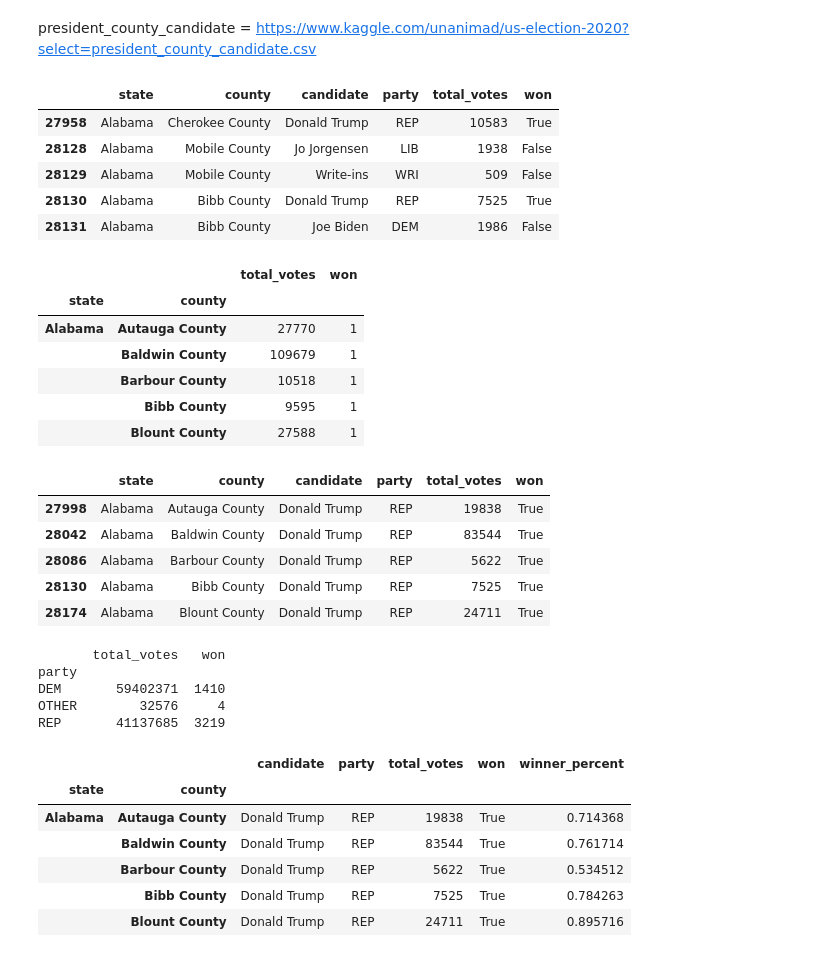
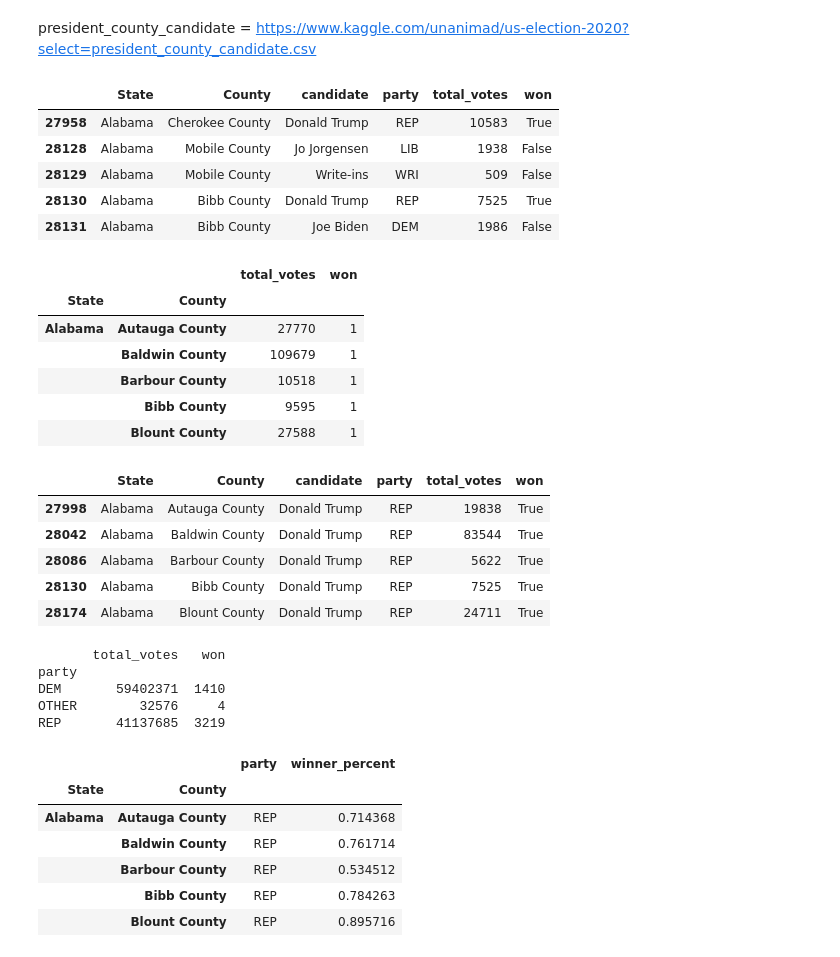
Before and after one commit to lauracharlotteli/cs216project, a Jupyter notebook: 216_project.ipynb, the cells around one changed output. Cells and saved outputs as stored; diff of their text form; code cells hidden in the pictures.

```diff
--- a/216_project.ipynb
+++ b/216_project.ipynb
@@ -241,9 +241,12 @@ president_county_candidate = https://www.kaggle.com/unanimad/us-election-2020?se
 #load in dataset
 president_county_candidate = pd.read_csv("president_county_candidate.csv")
 president_county_candidate = president_county_candidate.sort_values("state")
+
+president_county_candidate = president_county_candidate.rename(columns = {"state":"State", "county":"County"})
+
 president_county_candidate.head()
 # %% [output]
-|  | state | county | candidate | party | total_votes | won |
+|  | State | County | candidate | party | total_votes | won |
 | 27958 | Alabama | Cherokee County | Donald Trump | REP | 10583 | True |
 | 28128 | Alabama | Mobile County | Jo Jorgensen | LIB | 1938 | False |
 | 28129 | Alabama | Mobile County | Write-ins | WRI | 509 | False |
@@ -251,11 +254,11 @@ president_county_candidate.head()
 | 28131 | Alabama | Bibb County | Joe Biden | DEM | 1986 | False |
 # %%
 #this chunk finds the total number of votes in each county
-group_president_county_candidate = president_county_candidate.groupby(['state', 'county']).sum()
+group_president_county_candidate = president_county_candidate.groupby(['State', 'County']).sum()
 group_president_county_candidate.head()
 # %% [output]
 |  |  | total_votes | won |
-| state | county |  |  |
+| State | County |  |  |
 | Alabama | Autauga County | 27770 | 1 |
 |  | Baldwin County | 109679 | 1 |
 |  | Barbour County | 10518 | 1 |
@@ -263,17 +266,17 @@ group_president_county_candidate.head()
 |  | Blount County | 27588 | 1 |
 # %%
 #this chunk finds the winning candidate in each county
-groupParty_president_county_candidate = president_county_candidate.groupby(['state','county', "candidate"])
+groupParty_president_county_candidate = president_county_candidate.groupby(['State','County', "candidate"])
 
 #the code below was used to check winner was calculated correctly
 #groupParty_president_county_candidateEXAMPLE = president_county_candidate.groupby(['state','county', "candidate"]).max()
 #groupParty_president_county_candidateEXAMPLE.head()
 
 groupParty_president_county_candidate = groupParty_president_county_candidate.filter(lambda x: x['won'] == True)
-groupParty_president_county_candidate = groupParty_president_county_candidate.sort_values(["state", "county"])
+groupParty_president_county_candidate = groupParty_president_county_candidate.sort_values(["State", "County"])
 groupParty_president_county_candidate.head()
 # %% [output]
-|  | state | county | candidate | party | total_votes | won |
+|  | State | County | candidate | party | total_votes | won |
 | 27998 | Alabama | Autauga County | Donald Trump | REP | 19838 | True |
 | 28042 | Alabama | Baldwin County | Donald Trump | REP | 83544 | True |
 | 28086 | Alabama | Barbour County | Donald Trump | REP | 5622 | True |
@@ -293,14 +296,16 @@ OTHER        32576     4
 REP       41137685  3219
 # %%
 #calculates percent of winning candidate votes in each county
-groupParty_president_county_candidate = groupParty_president_county_candidate.groupby(['state','county']).max()
+groupParty_president_county_candidate = groupParty_president_county_candidate.groupby(['State','County']).max()
 groupParty_president_county_candidate["winner_percent"] =  groupParty_president_county_candidate["total_votes"]/group_president_county_candidate["total_votes"]
+groupParty_president_county_candidate = groupParty_president_county_candidate[["party", "winner_percent"]]
+
 groupParty_president_county_candidate.head()
 # %% [output]
-|  |  | candidate | party | total_votes | won | winner_percent |
-| state | county |  |  |  |  |  |
-| Alabama | Autauga County | Donald Trump | REP | 19838 | True | 0.714368 |
-|  | Baldwin County | Donald Trump | REP | 83544 | True | 0.761714 |
-|  | Barbour County | Donald Trump | REP | 5622 | True | 0.534512 |
-|  | Bibb County | Donald Trump | REP | 7525 | True | 0.784263 |
-|  | Blount County | Donald Trump | REP | 24711 | True | 0.895716 |
+|  |  | party | winner_percent |
+| State | County |  |  |
+| Alabama | Autauga County | REP | 0.714368 |
+|  | Baldwin County | REP | 0.761714 |
+|  | Barbour County | REP | 0.534512 |
+|  | Bibb County | REP | 0.784263 |
+|  | Blount County | REP | 0.895716 |
```
Also changed, not shown: parts of 1 cell of this notebook.
